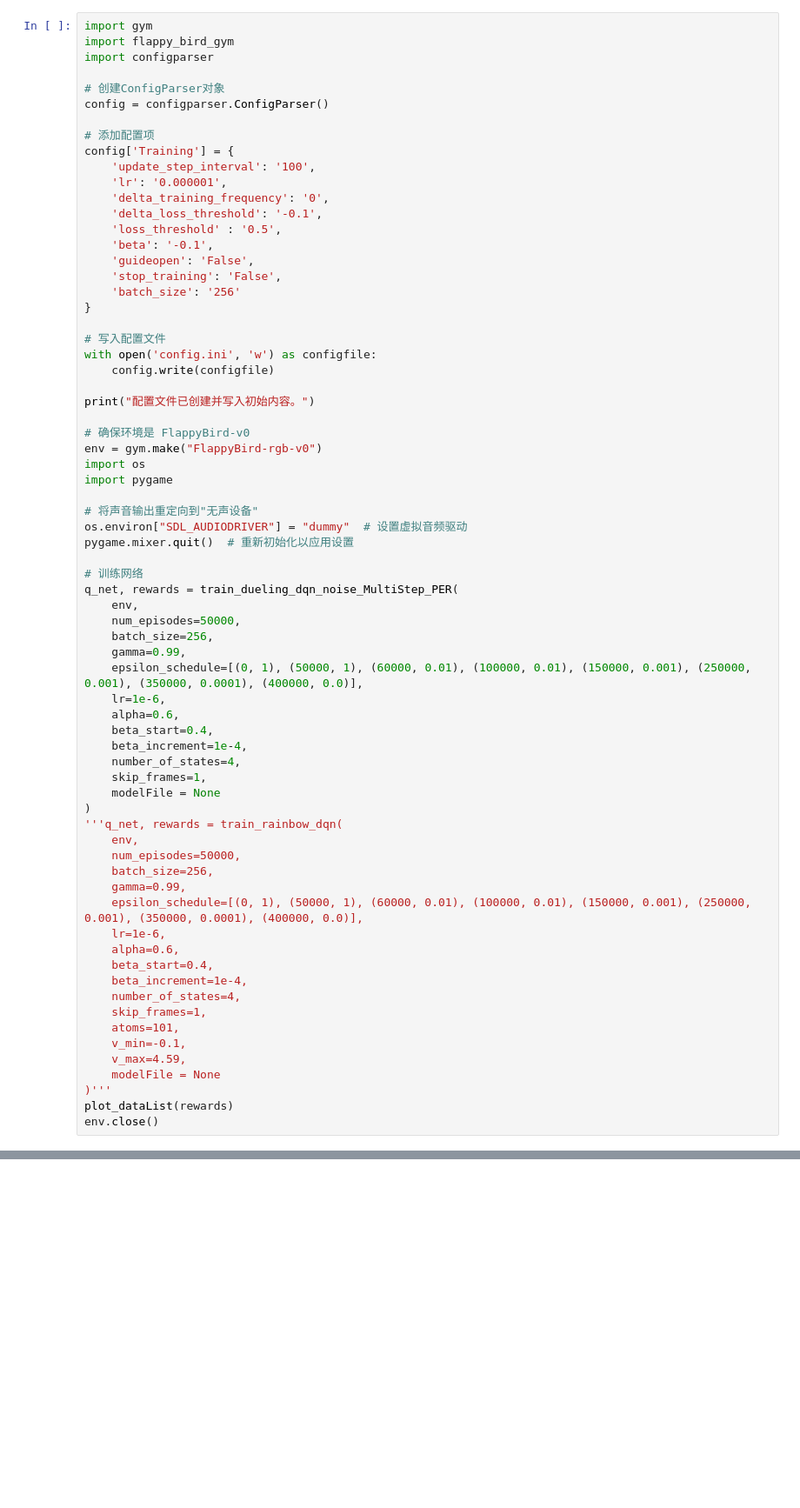
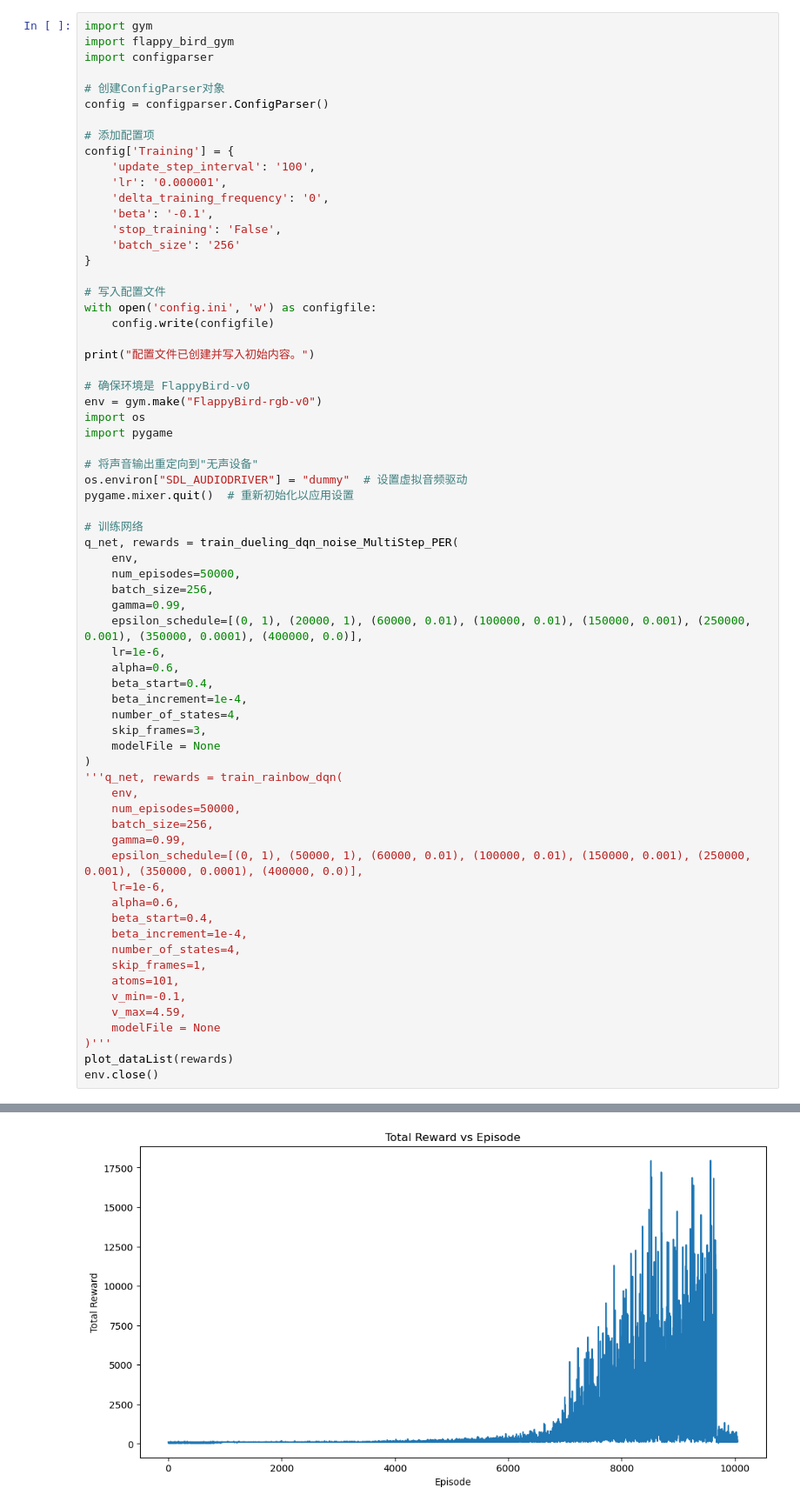
Before and after one commit to WhizZest/Book_Code_RL, a Jupyter notebook: ch07_值函数逼近/非线性逼近/FlappyBird-rgb/FlappyBird-rgb-v0.ipynb, the cells around one changed output, grey strips where cells are left out. Shown at 87% size. Drawn from its saved outputs; the diff is of its cells as text; blank space fills up the shorter version.

```diff
--- a/ch07_值函数逼近/非线性逼近/FlappyBird-rgb/FlappyBird-rgb-v0.ipynb
+++ b/ch07_值函数逼近/非线性逼近/FlappyBird-rgb/FlappyBird-rgb-v0.ipynb
@@ -980,10 +946,7 @@ config['Training'] = {
     'update_step_interval': '100',
     'lr': '0.000001',
     'delta_training_frequency': '0',
-    'delta_loss_threshold': '-0.1',
-    'loss_threshold' : '0.5',
     'beta': '-0.1',
-    'guideopen': 'False',
     'stop_training': 'False',
     'batch_size': '256'
 }
@@ -1009,13 +972,13 @@ q_net, rewards = train_dueling_dqn_noise_MultiStep_PER(
     num_episodes=50000,
     batch_size=256,
     gamma=0.99,
-    epsilon_schedule=[(0, 1), (50000, 1), (60000, 0.01), (100000, 0.01), (150000, 0.001), (250000, 0.001), (350000, 0.0001), (400000, 0.0)],
+    epsilon_schedule=[(0, 1), (20000, 1), (60000, 0.01), (100000, 0.01), (150000, 0.001), (250000, 0.001), (350000, 0.0001), (400000, 0.0)],
     lr=1e-6,
     alpha=0.6,
     beta_start=0.4,
     beta_increment=1e-4,
     number_of_states=4,
-    skip_frames=1,
+    skip_frames=3,
     modelFile = None
 )
 '''q_net, rewards = train_rainbow_dqn(
@@ -1057,0 +1021 @@ Episode | min interval reward | max interval reward | max_reward_total | Epsilon
+[figure, added]
```
Also changed, not shown: parts of 4 cells of this notebook, 6 other files.
